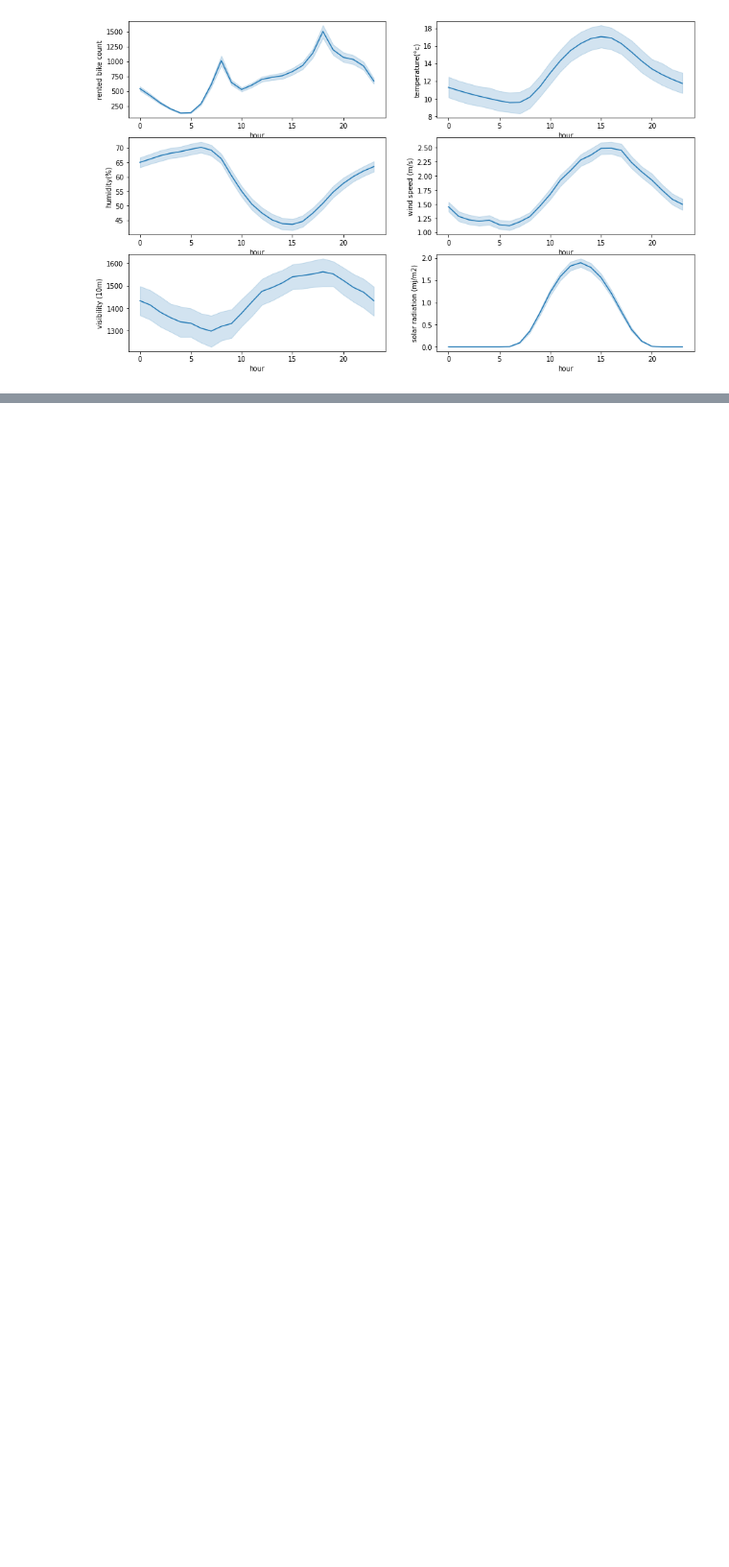
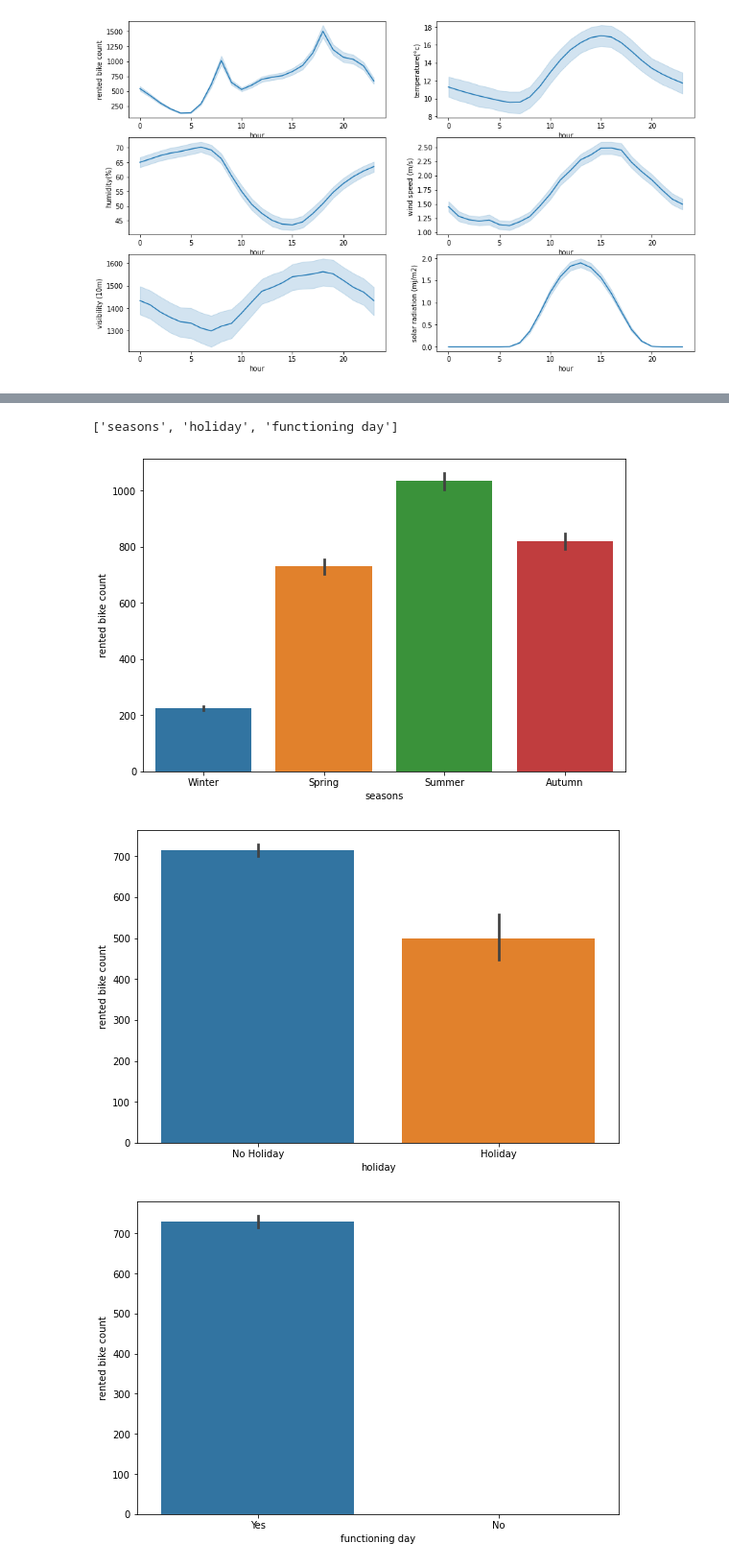
Before and after one commit to harishgawade1999/Bike_Sharing_Demand_Prediction_Capstone_Project, a Jupyter notebook: New_Harish_Bike_Sharing_Demand_Prediction_Capstone_Project.ipynb, the cells around one changed output, grey strips where cells are left out. Shown at 96% size. Cells and saved outputs as stored; diff of their text form; code cells hidden in the pictures; blank space fills up the shorter version.

```diff
--- a/New_Harish_Bike_Sharing_Demand_Prediction_Capstone_Project.ipynb
+++ b/New_Harish_Bike_Sharing_Demand_Prediction_Capstone_Project.ipynb
@@ -220,3 +220,7 @@ bike_df[dependent_var].value_counts()
 Name: rented bike count, Length: 2166, dtype: int64
 # %% [markdown]
 ### Numerical Variables v/s rented bike count
+# %%
+# numerical variables
+num_variables= list(bike_df.describe().columns[1:])
+num_variables
@@ -294,0 +345,13 @@ plt.show()
+# %%
+cat_variables= ['seasons', 'holiday', 'functioning day']
+cat_variables
+# %% [output]
+['seasons', 'holiday', 'functioning day']
+# %%
+for col in cat_variables:
+  fig= plt.figure(figsize=(9,6))
+  sns.barplot(x=col,y='rented bike count',data=bike_df)
+# %% [output]
+[figure, added]
+[figure, added]
+[figure, added]
```
Also changed, not shown: parts of 7 cells of this notebook.
